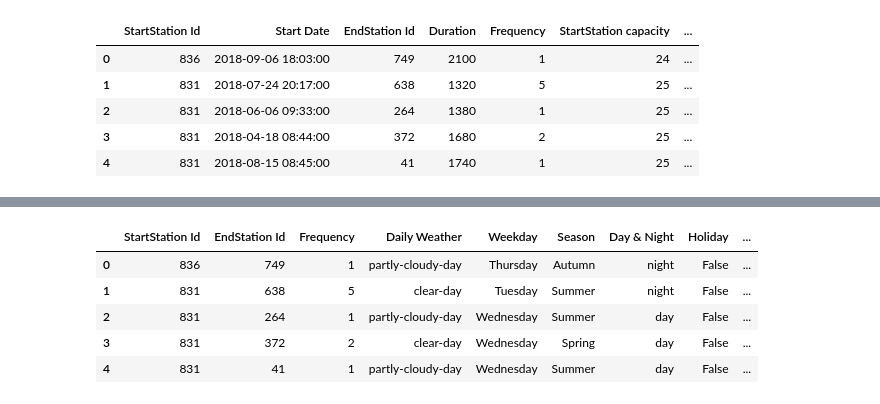
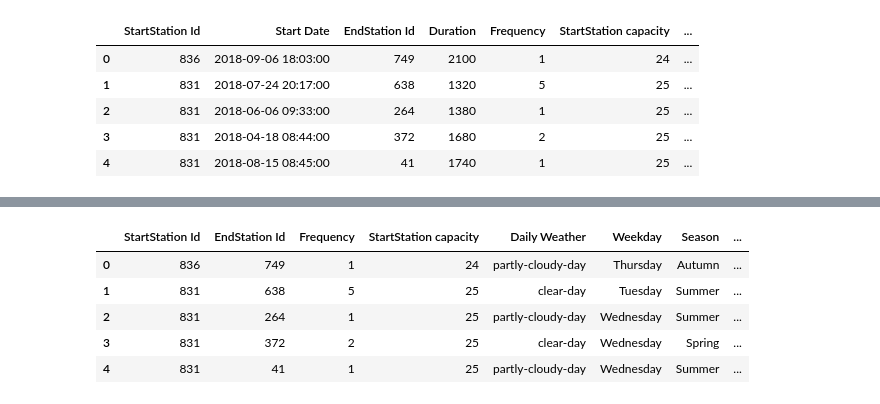
Before and after one commit to dataBikeHsUlm/MapReduce, a Jupyter notebook: Data_Munging/Feature Engineering.ipynb, the cells around one changed output, grey strips where cells are left out. Cells and saved outputs as stored; diff of their text form; code cells hidden in the pictures.

Commit message:
features for one station

```diff
--- a/Data_Munging/Feature Engineering.ipynb
+++ b/Data_Munging/Feature Engineering.ipynb
@@ -289,39 +289,39 @@ memory usage: 65.0+ MB
 # %%
 rm_columns = {
     #"StartStation Id",
     "Start Date",
     "StartStation Address",
-    "StartStation capacity",
+    #"StartStation capacity",
     #"EndStation Id",
     "End Date",
     "EndStation Address",
     "EndStation capacity",
     "Duration",
    # "Frequency",
     "Humidity",
     "Windspeed",
     "Apparent Temperature (Avg)",
     "StartStation Id Used",
     "EndStation Id Used",
     "StartStation latitude",
     "StartStation longitude",
     "EndStation latitude",
     "EndStation longitude",
     "Hourly Weather",
     "distance (geodesic)"
    # "Daily Weather"
 }
 
 cycle_usage.drop(columns=rm_columns, inplace=True, errors="ignore")
 cycle_usage.drop_duplicates(inplace=True)
 cycle_usage.head()
 # %% [output]
-|  | StartStation Id | EndStation Id | Frequency | Daily Weather | Weekday | Season | Day & Night | Holiday | ... |
-| 0 | 836 | 749 | 1 | partly-cloudy-day | Thursday | Autumn | night | False | ... |
-| 1 | 831 | 638 | 5 | clear-day | Tuesday | Summer | night | False | ... |
-| 2 | 831 | 264 | 1 | partly-cloudy-day | Wednesday | Summer | day | False | ... |
-| 3 | 831 | 372 | 2 | clear-day | Wednesday | Spring | day | False | ... |
-| 4 | 831 | 41 | 1 | partly-cloudy-day | Wednesday | Summer | day | False | ... |
+|  | StartStation Id | EndStation Id | Frequency | StartStation capacity | Daily Weather | Weekday | Season | ... |
+| 0 | 836 | 749 | 1 | 24 | partly-cloudy-day | Thursday | Autumn | ... |
+| 1 | 831 | 638 | 5 | 25 | clear-day | Tuesday | Summer | ... |
+| 2 | 831 | 264 | 1 | 25 | partly-cloudy-day | Wednesday | Summer | ... |
+| 3 | 831 | 372 | 2 | 25 | clear-day | Wednesday | Spring | ... |
+| 4 | 831 | 41 | 1 | 25 | partly-cloudy-day | Wednesday | Summer | ... |
 # %%
 cycle_usage.count()
 # %% [output]
```
Also changed, not shown: parts of 5 cells of this notebook, 1 other file.
